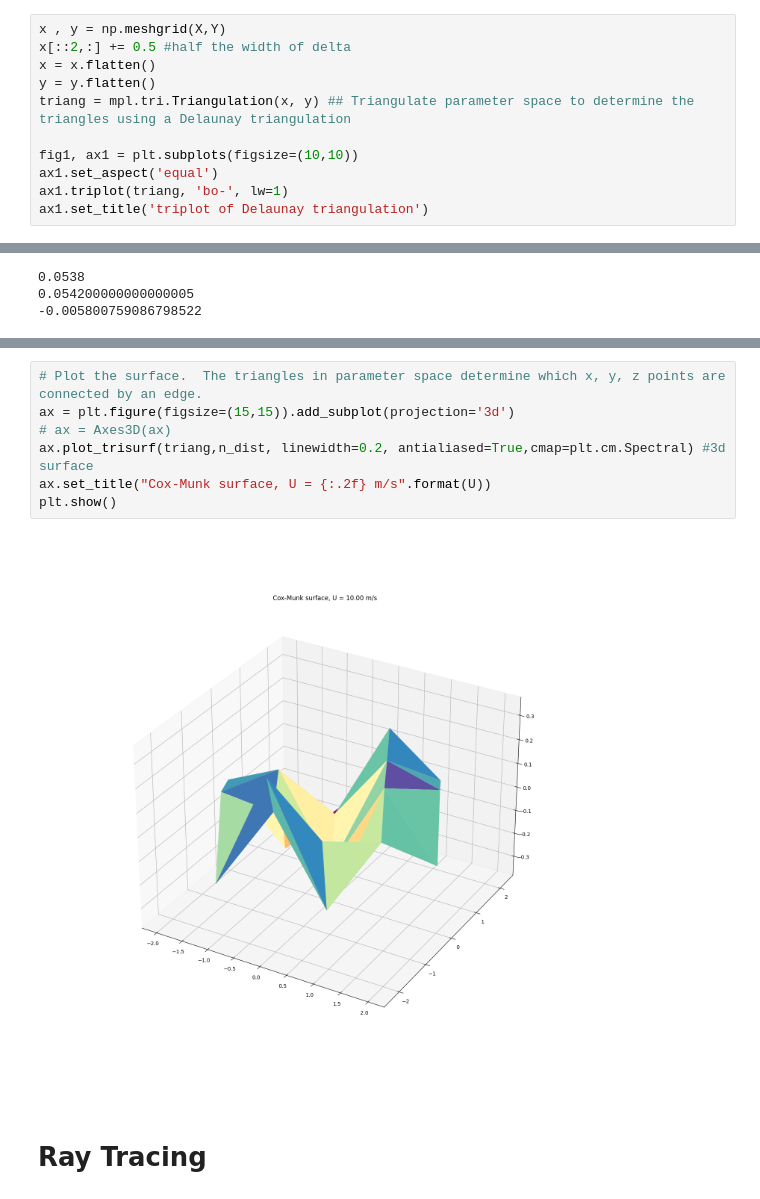
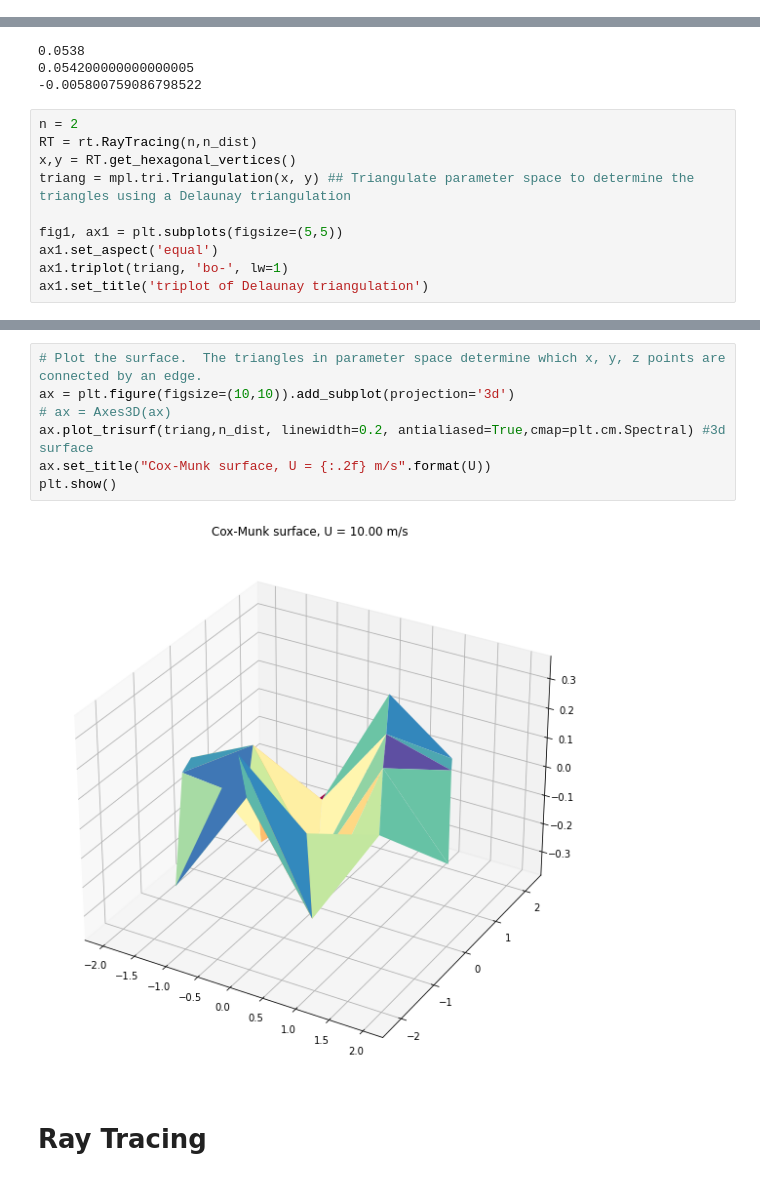
Before and after one commit to pakhuiying/wave_simulation, a Jupyter notebook: Cox_Munk_wave.ipynb, the cells around one changed output, grey strips where cells are left out. Drawn from its saved outputs; the diff is of its cells as text.

```diff
--- a/Cox_Munk_wave.ipynb
+++ b/Cox_Munk_wave.ipynb
@@ -92,13 +92,2 @@ Y = np.arange(0,n*eps,step=eps) #np.linspace(0,n,num=n,endpoint=False)
 # %% [output]
 1.1110243021644486
-# %%
-x , y = np.meshgrid(X,Y)
-x[::2,:] += 0.5 #half the width of delta
-x = x.flatten()
-y = y.flatten()
-triang = mpl.tri.Triangulation(x, y) ## Triangulate parameter space to determine the triangles using a Delaunay triangulation
-
-fig1, ax1 = plt.subplots(figsize=(10,10))
-ax1.set_aspect('equal')
-ax1.triplot(triang, 'bo-', lw=1)
-ax1.set_title('triplot of Delaunay triangulation')
@@ -205,3 +106,13 @@ print(np.mean(n_dist))
 0.0538
 0.054200000000000005
 -0.005800759086798522
+# %%
+n = 2
+RT = rt.RayTracing(n,n_dist)
+x,y = RT.get_hexagonal_vertices()
+triang = mpl.tri.Triangulation(x, y) ## Triangulate parameter space to determine the triangles using a Delaunay triangulation
+
+fig1, ax1 = plt.subplots(figsize=(5,5))
+ax1.set_aspect('equal')
+ax1.triplot(triang, 'bo-', lw=1)
+ax1.set_title('triplot of Delaunay triangulation')
@@ -208,12 +124,12 @@ print(np.mean(n_dist))
 # %%
 # Plot the surface.  The triangles in parameter space determine which x, y, z points are connected by an edge.
-ax = plt.figure(figsize=(15,15)).add_subplot(projection='3d')
+ax = plt.figure(figsize=(10,10)).add_subplot(projection='3d')
 # ax = Axes3D(ax)
 ax.plot_trisurf(triang,n_dist, linewidth=0.2, antialiased=True,cmap=plt.cm.Spectral) #3d surface
 ax.set_title("Cox-Munk surface, U = {:.2f} m/s".format(U))
 plt.show()
 # %% [output]
-[figure, old version]
+[figure, new version]
 # %% [markdown]
 # Ray Tracing
 # %% [markdown]
```
Also changed, not shown: parts of 24 cells of this notebook, 2 other files.
